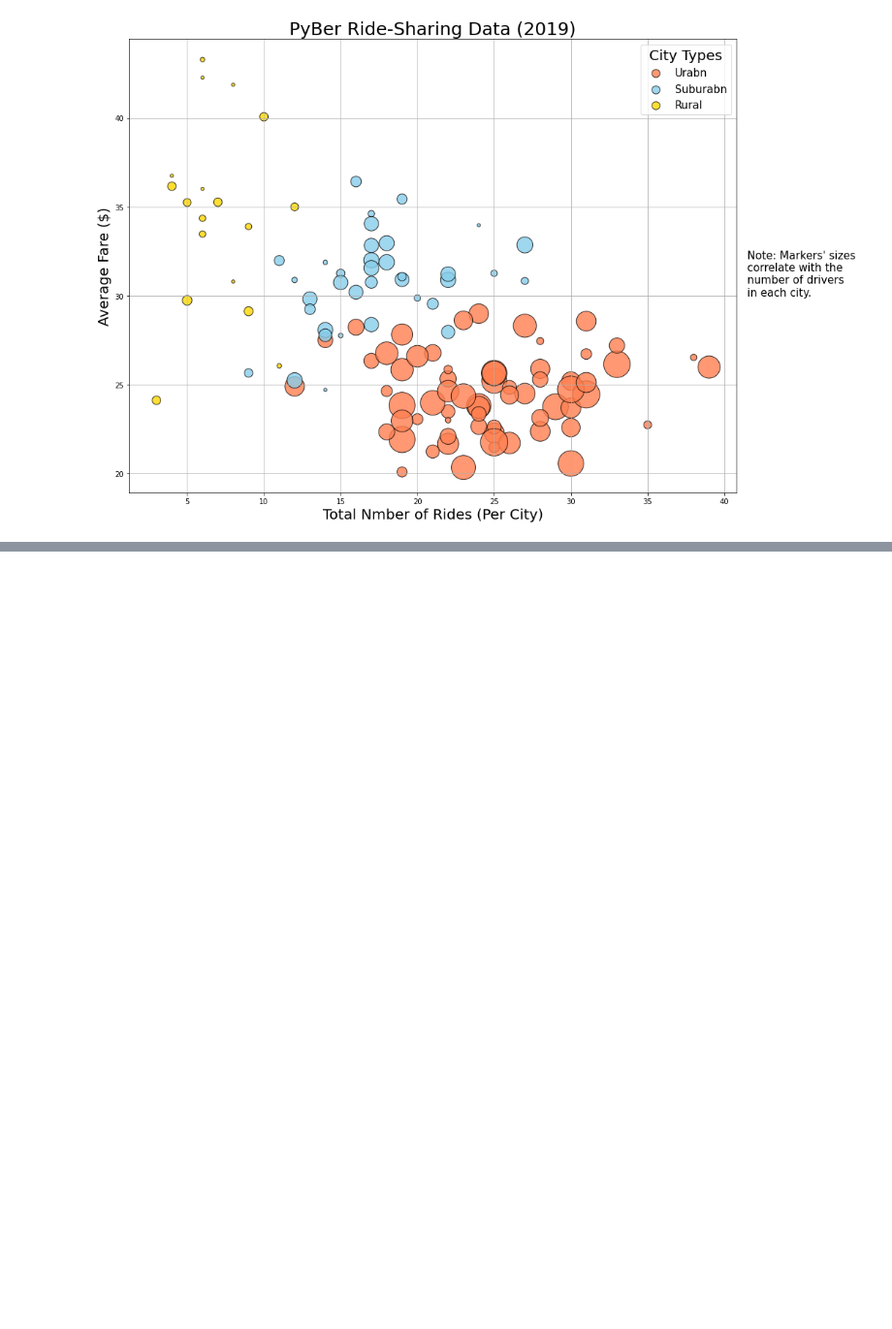
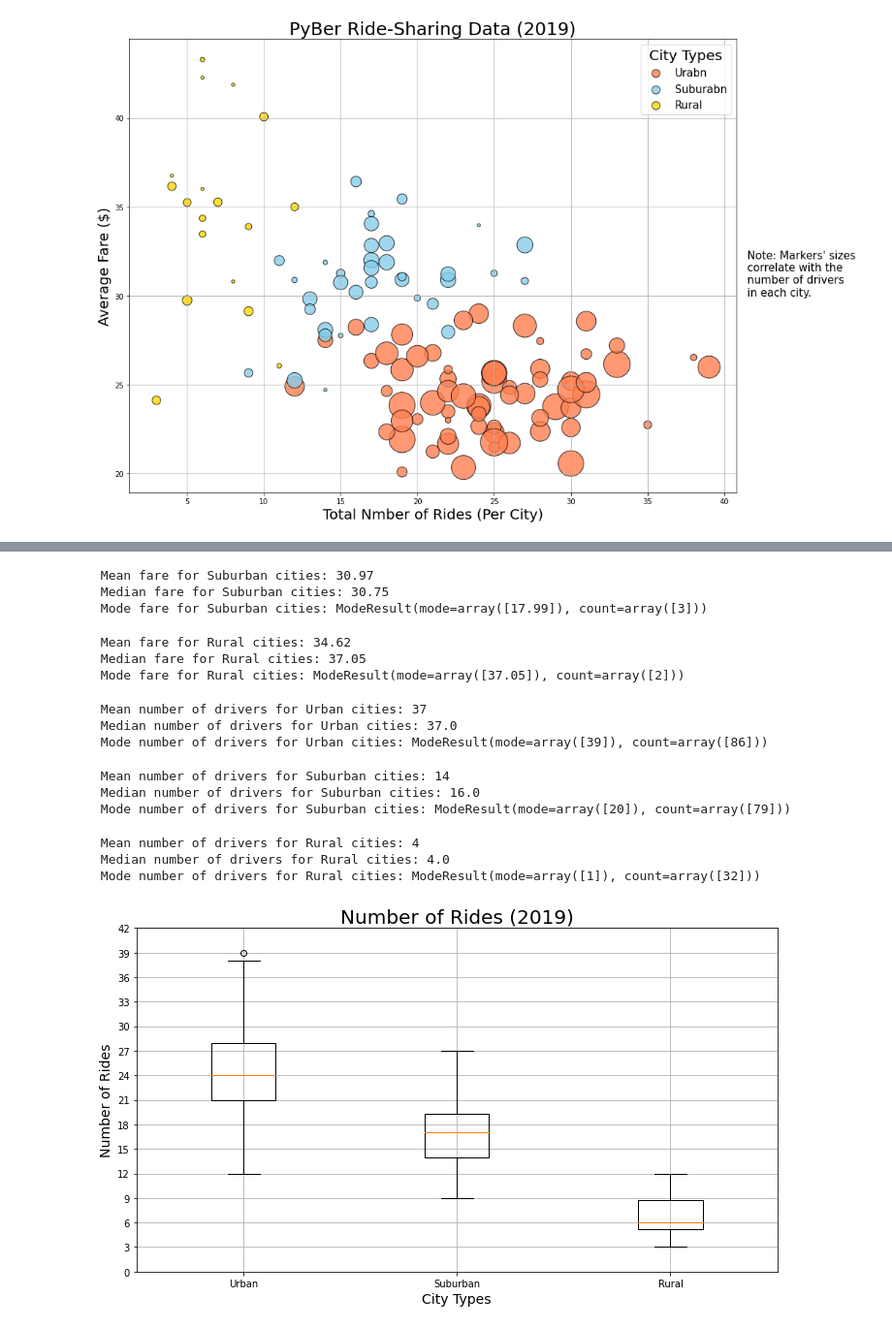
Before and after one commit to EmadSoheili/Matplotlib---UofT---PyberAnalysis, a Jupyter notebook: PyBer.ipynb, the cells around one changed output, grey strips where cells are left out. Shown at 97% size. Cells and saved outputs as stored; diff of their text form; code cells hidden in the pictures; blank space fills up the shorter version.

```diff
--- a/PyBer.ipynb
+++ b/PyBer.ipynb
@@ -396,0 +497,61 @@ plt.show()
+# %%
+# Calculate maserues of central tendency for Suburban cities' fare
+print(f' Mean fare for Suburban cities: {np.mean(suburban_cities_df["fare"]):.2f}\n'
+      f' Median fare for Suburban cities: {np.median(suburban_cities_df["fare"])}\n'
+      f' Mode fare for Suburban cities: {sts.mode(suburban_cities_df["fare"])}\n')
+# %% [output]
+ Mean fare for Suburban cities: 30.97
+ Median fare for Suburban cities: 30.75
+ Mode fare for Suburban cities: ModeResult(mode=array([17.99]), count=array([3]))
+# %%
+# Calculate maserues of central tendency for Rural cities' fare
+print(f' Mean fare for Rural cities: {np.mean(rural_cities_df["fare"]):.2f}\n'
+      f' Median fare for Rural cities: {np.median(rural_cities_df["fare"])}\n'
+      f' Mode fare for Rural cities: {sts.mode(rural_cities_df["fare"])}\n')
+# %% [output]
+ Mean fare for Rural cities: 34.62
+ Median fare for Rural cities: 37.05
+ Mode fare for Rural cities: ModeResult(mode=array([37.05]), count=array([2]))
+# %%
+# Calculate maserues of central tendency for Urban cities' driver number
+print(f' Mean number of drivers for Urban cities: {np.mean(urban_cities_df["driver_count"]):.0f}\n'
+      f' Median number of drivers for Urban cities: {np.median(urban_cities_df["driver_count"])}\n'
+      f' Mode number of drivers for Urban cities: {sts.mode(urban_cities_df["driver_count"])}\n')
+# %% [output]
+ Mean number of drivers for Urban cities: 37
+ Median number of drivers for Urban cities: 37.0
+ Mode number of drivers for Urban cities: ModeResult(mode=array([39]), count=array([86]))
+# %%
+# Calculate maserues of central tendency for Suburban cities' driver number
+print(f' Mean number of drivers for Suburban cities: {np.mean(suburban_cities_df["driver_count"]):.0f}\n'
+      f' Median number of drivers for Suburban cities: {np.median(suburban_cities_df["driver_count"])}\n'
+      f' Mode number of drivers for Suburban cities: {sts.mode(suburban_cities_df["driver_count"])}\n')
+# %% [output]
+ Mean number of drivers for Suburban cities: 14
+ Median number of drivers for Suburban cities: 16.0
+ Mode number of drivers for Suburban cities: ModeResult(mode=array([20]), count=array([79]))
+# %%
+# Calculate maserues of central tendency for Rural cities' driver number
+print(f' Mean number of drivers for Rural cities: {np.mean(rural_cities_df["driver_count"]):.0f}\n'
+      f' Median number of drivers for Rural cities: {np.median(rural_cities_df["driver_count"])}\n'
+      f' Mode number of drivers for Rural cities: {sts.mode(rural_cities_df["driver_count"])}\n')
+# %% [output]
+ Mean number of drivers for Rural cities: 4
+ Median number of drivers for Rural cities: 4.0
+ Mode number of drivers for Rural cities: ModeResult(mode=array([1]), count=array([32]))
+# %%
+# Create Box-and-whisker plot for Number of Rides
+xlabels = ['Urban','Suburban','Rural']
+ride_count_data = [urban_ride_count, suburban_ride_count, rural_ride_count]
+fig,ax = plt.subplots(figsize=(10,6))
+ax.boxplot(ride_count_data, labels = xlabels)
+ax.set_title('Number of Rides (2019)', fontsize=20)
+ax.set_ylabel('Number of Rides',fontsize=14)
+ax.set_xlabel("City Types", fontsize=14)
+ax.set_yticks(np.arange(0,45,step=3))
+ax.grid()
+plt.tight_layout()
+plt.savefig('Analysis/BoxChart.png')
+plt.show()
+# %% [output]
+[figure, added]
```
Also changed, not shown: parts of 13 cells of this notebook, 2 other files.
